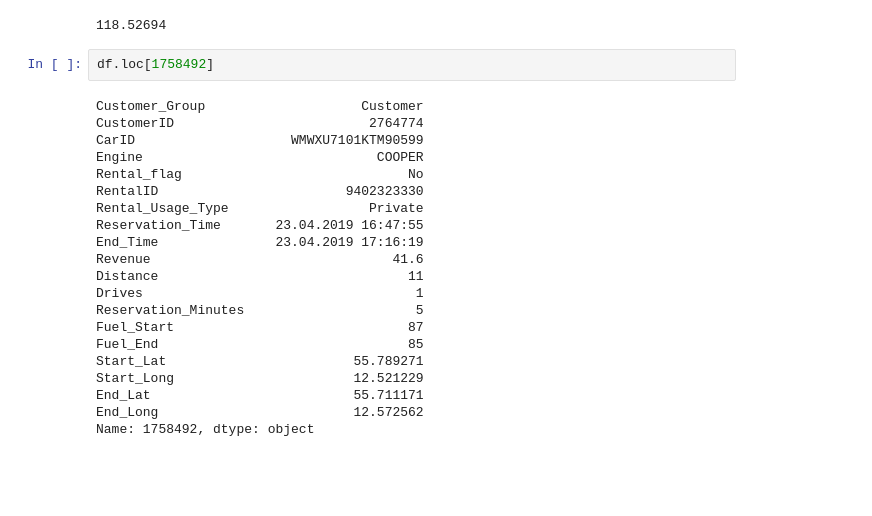
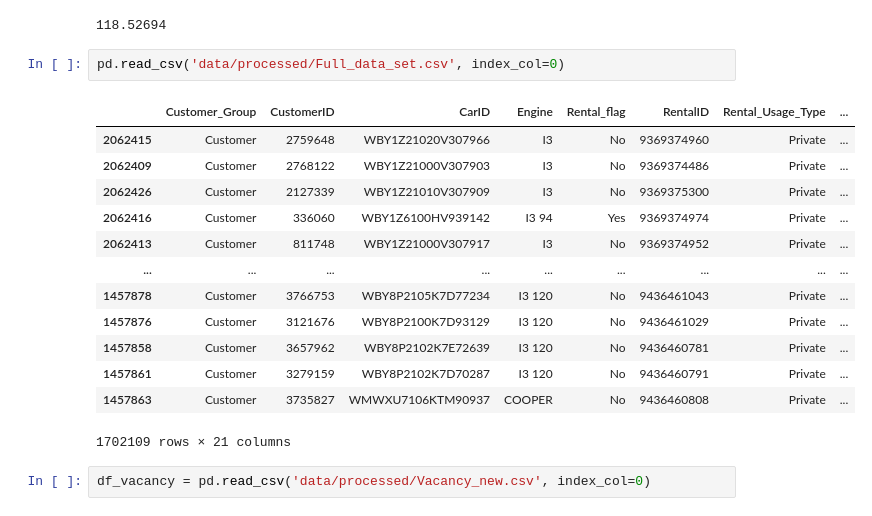
Before and after one commit to Bogeluno/GNN_Thesis, a Jupyter notebook: notebooks/ForData.ipynb, the cells around one changed output. Cells and saved outputs as stored; diff of their text form; blank space fills up the shorter version.

```diff
--- a/notebooks/ForData.ipynb
+++ b/notebooks/ForData.ipynb
@@ -35,26 +54,21 @@ df
 len(df)/(1100000-1000000)*4.5
 # %% [output]
 118.52694
-# %%
-df.loc[1758492]
-# %% [output]
-Customer_Group                    Customer
-CustomerID                         2764774
-CarID                    WMWXU7101KTM90599
-Engine                              COOPER
-Rental_flag                             No
-RentalID                        9402323330
-Rental_Usage_Type                  Private
-Reservation_Time       23.04.2019 16:47:55
-End_Time               23.04.2019 17:16:19
-Revenue                               41.6
-Distance                                11
-Drives                                   1
-Reservation_Minutes                      5
-Fuel_Start                              87
-Fuel_End                                85
-Start_Lat                        55.789271
-Start_Long                       12.521229
-End_Lat                          55.711171
-End_Long                         12.572562
-Name: 1758492, dtype: object
+# %%
+pd.read_csv('data/processed/Full_data_set.csv', index_col=0)
+# %% [output]
+|  | Customer_Group | CustomerID | CarID | Engine | Rental_flag | RentalID | Rental_Usage_Type | ... |
+| 2062415 | Customer | 2759648 | WBY1Z21020V307966 | I3 | No | 9369374960 | Private | ... |
+| 2062409 | Customer | 2768122 | WBY1Z21000V307903 | I3 | No | 9369374486 | Private | ... |
+| 2062426 | Customer | 2127339 | WBY1Z21010V307909 | I3 | No | 9369375300 | Private | ... |
+| 2062416 | Customer | 336060 | WBY1Z6100HV939142 | I3 94 | Yes | 9369374974 | Private | ... |
+| 2062413 | Customer | 811748 | WBY1Z21000V307917 | I3 | No | 9369374952 | Private | ... |
+| ... | ... | ... | ... | ... | ... | ... | ... | ... |
+| 1457878 | Customer | 3766753 | WBY8P2105K7D77234 | I3 120 | No | 9436461043 | Private | ... |
+| 1457876 | Customer | 3121676 | WBY8P2100K7D93129 | I3 120 | No | 9436461029 | Private | ... |
+| 1457858 | Customer | 3657962 | WBY8P2102K7E72639 | I3 120 | No | 9436460781 | Private | ... |
+| 1457861 | Customer | 3279159 | WBY8P2102K7D70287 | I3 120 | No | 9436460791 | Private | ... |
+| 1457863 | Customer | 3735827 | WMWXU7106KTM90937 | COOPER | No | 9436460808 | Private | ... |
+1702109 rows × 21 columns
+# %%
+df_vacancy = pd.read_csv('data/processed/Vacancy_new.csv', index_col=0)
```
Also changed, not shown: parts of 6 cells of this notebook, 3 other files.
